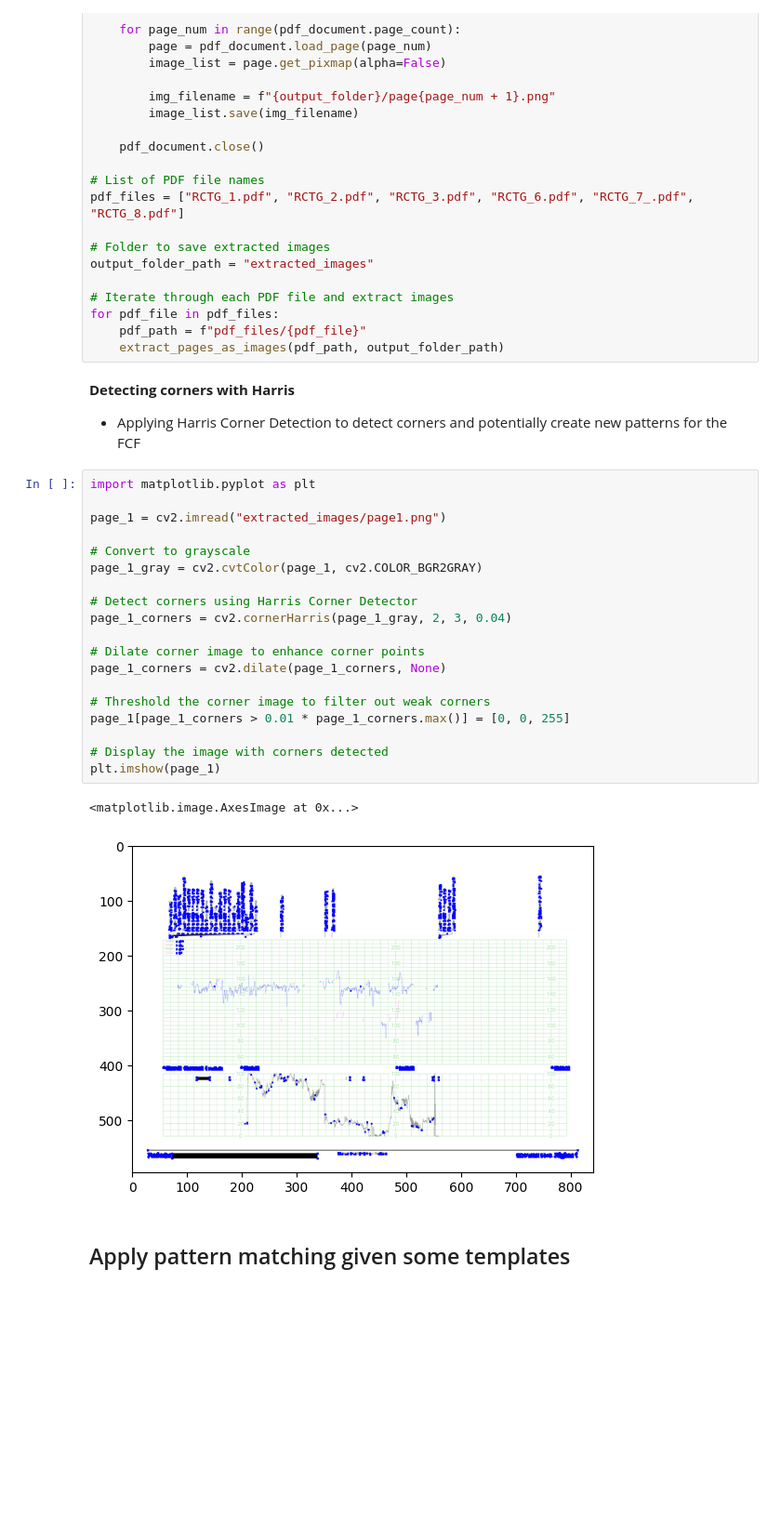
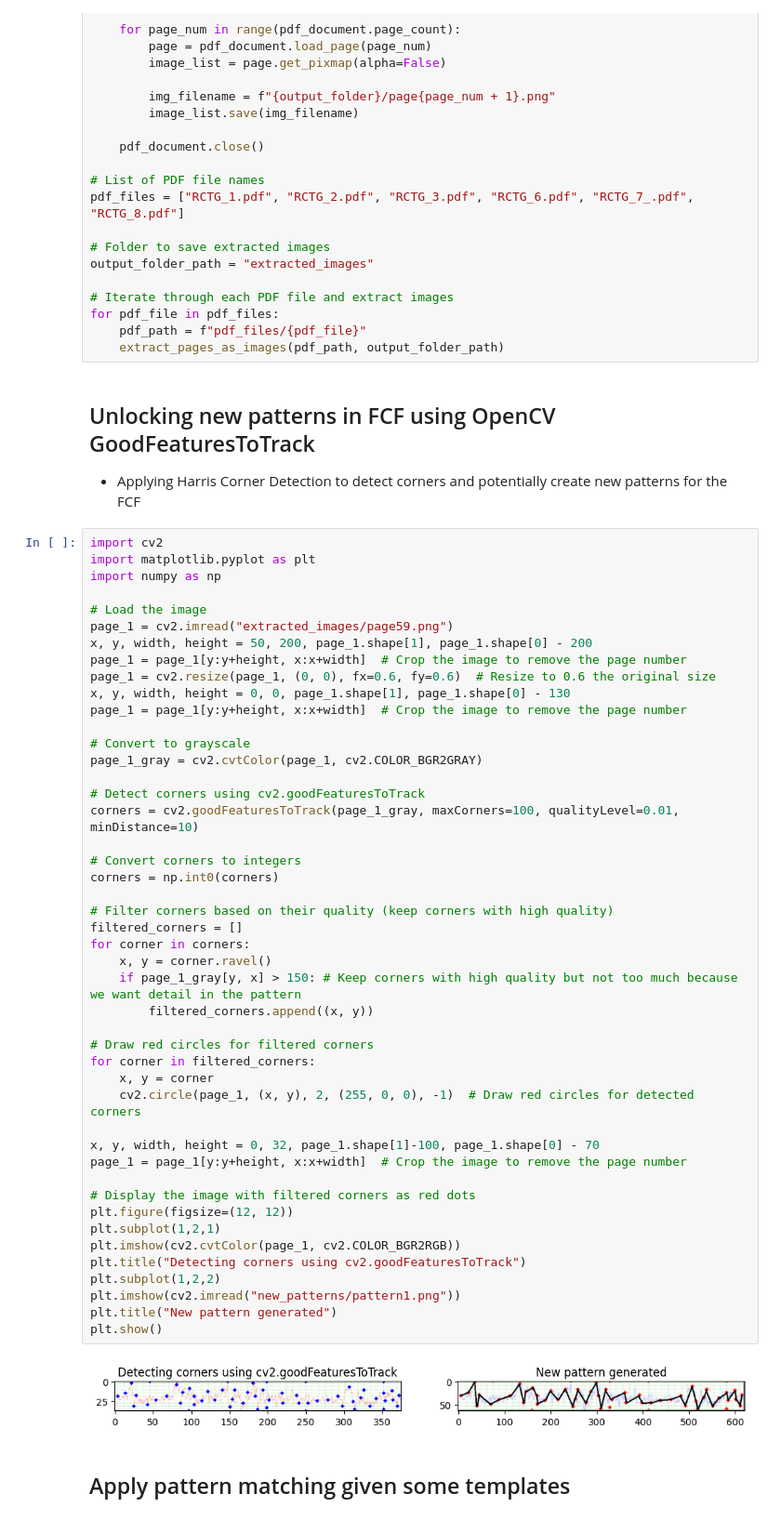
Before and after one commit to mustaphouni04/linies-de-la-vida-bitsxlamarato, a Jupyter notebook: analysis.ipynb, the cells around one changed output. Shown at 93% size. Saved outputs shown, nothing was run; the diff lists cells and outputs as text; blank space fills up the shorter version.

Commit message:
Added feature extraction to get new FCF patterns

```diff
--- a/analysis.ipynb
+++ b/analysis.ipynb
@@ -30,31 +30,57 @@ for pdf_file in pdf_files:
     pdf_path = f"pdf_files/{pdf_file}"
     extract_pages_as_images(pdf_path, output_folder_path)
 # %% [markdown]
-**Detecting corners with Harris**
+## Unlocking new patterns in FCF using OpenCV GoodFeaturesToTrack
 
 - Applying Harris Corner Detection to detect corners and potentially create new patterns for the FCF
-# %%
-import matplotlib.pyplot as plt
-
-page_1 = cv2.imread("extracted_images/page1.png")
-
-# Convert to grayscale
-page_1_gray = cv2.cvtColor(page_1, cv2.COLOR_BGR2GRAY)
-
-# Detect corners using Harris Corner Detector
-page_1_corners = cv2.cornerHarris(page_1_gray, 2, 3, 0.04)
-
-# Dilate corner image to enhance corner points
-page_1_corners = cv2.dilate(page_1_corners, None)
-
-# Threshold the corner image to filter out weak corners
-page_1[page_1_corners > 0.01 * page_1_corners.max()] = [0, 0, 255]
-
-# Display the image with corners detected
-plt.imshow(page_1)
-# %% [output]
-<matplotlib.image.AxesImage at 0x...>
-[figure, removed]
+# %%
+import cv2
+import matplotlib.pyplot as plt
+import numpy as np
+
+# Load the image
+page_1 = cv2.imread("extracted_images/page59.png")
+x, y, width, height = 50, 200, page_1.shape[1], page_1.shape[0] - 200
+page_1 = page_1[y:y+height, x:x+width]  # Crop the image to remove the page number
+page_1 = cv2.resize(page_1, (0, 0), fx=0.6, fy=0.6)  # Resize to 0.6 the original size
+x, y, width, height = 0, 0, page_1.shape[1], page_1.shape[0] - 130
+page_1 = page_1[y:y+height, x:x+width]  # Crop the image to remove the page number
+
+# Convert to grayscale
+page_1_gray = cv2.cvtColor(page_1, cv2.COLOR_BGR2GRAY)
+
+# Detect corners using cv2.goodFeaturesToTrack
+corners = cv2.goodFeaturesToTrack(page_1_gray, maxCorners=100, qualityLevel=0.01, minDistance=10)
+
+# Convert corners to integers
+corners = np.int0(corners)
+
+# Filter corners based on their quality (keep corners with high quality)
+filtered_corners = []
+for corner in corners:
+    x, y = corner.ravel()
+    if page_1_gray[y, x] > 150: # Keep corners with high quality but not too much because we want detail in the pattern
+        filtered_corners.append((x, y))
+
+# Draw red circles for filtered corners
+for corner in filtered_corners:
+    x, y = corner
+    cv2.circle(page_1, (x, y), 2, (255, 0, 0), -1)  # Draw red circles for detected corners
+
+x, y, width, height = 0, 32, page_1.shape[1]-100, page_1.shape[0] - 70
+page_1 = page_1[y:y+height, x:x+width]  # Crop the image to remove the page number
+
+# Display the image with filtered corners as red dots
+plt.figure(figsize=(12, 12))
+plt.subplot(1,2,1)
+plt.imshow(cv2.cvtColor(page_1, cv2.COLOR_BGR2RGB))
+plt.title("Detecting corners using cv2.goodFeaturesToTrack")
+plt.subplot(1,2,2)
+plt.imshow(cv2.imread("new_patterns/pattern1.png"))
+plt.title("New pattern generated")
+plt.show()
+# %% [output]
+[figure, added]
 # %% [markdown]
 ## Apply pattern matching given some templates
 # %% [markdown]
```
Also changed, not shown: parts of 4 cells of this notebook, 1 other file.
